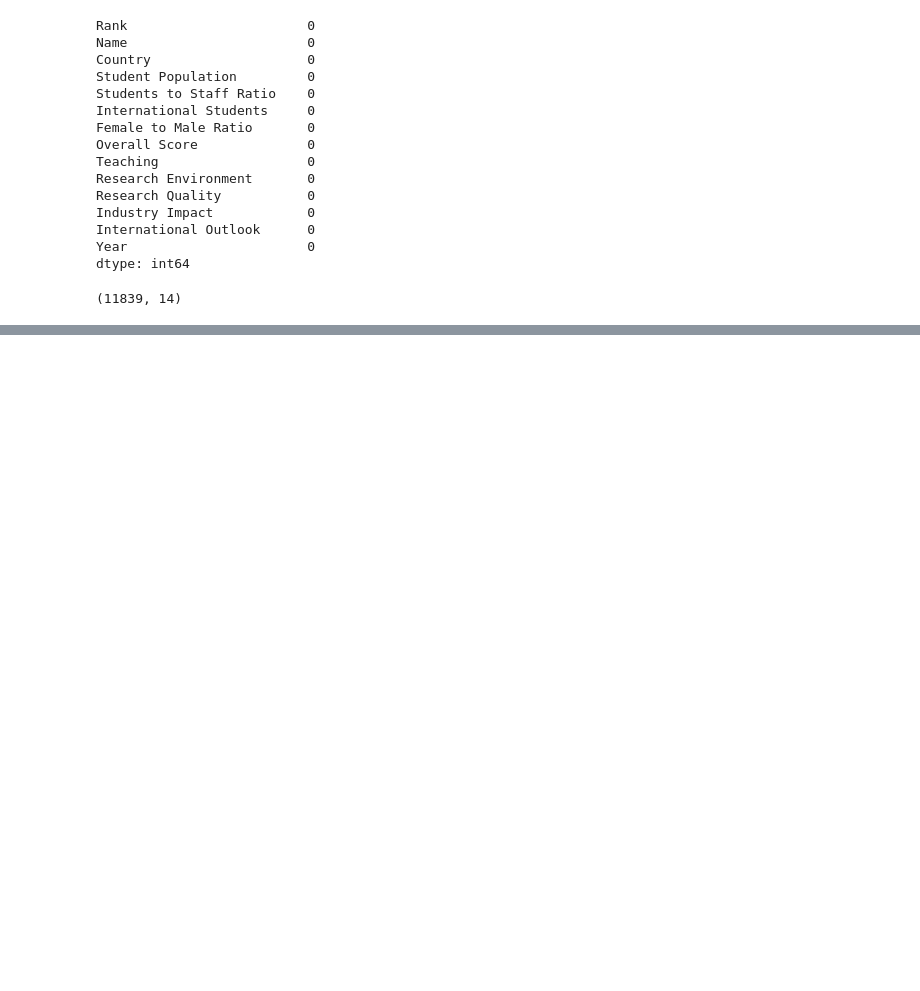
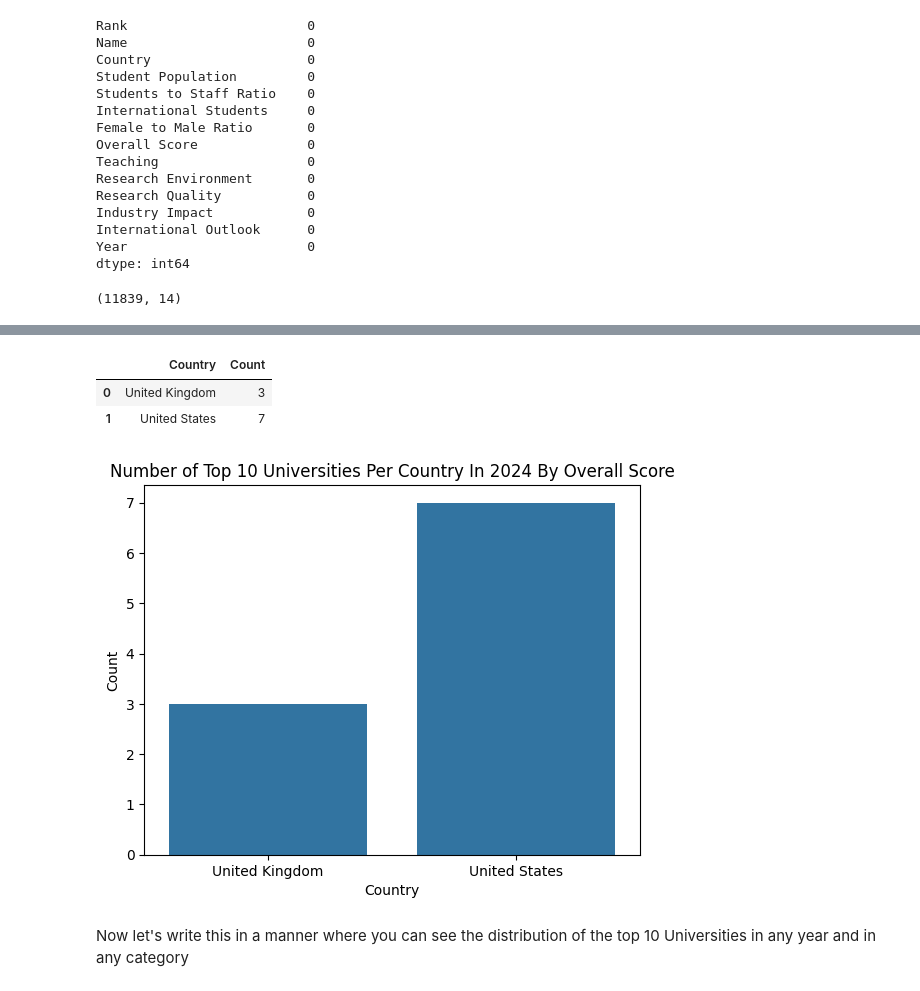
Before and after one commit to Qamil-Mirza/My-Data-Projects, a Jupyter notebook: World-Universities-EDA/main.ipynb, the cells around one changed output, grey strips where cells are left out. Cells and saved outputs as stored; diff of their text form; code cells hidden in the pictures; blank space fills up the shorter version.

Commit message:
Added function to sort top 10 uni by any year and category

```diff
--- a/World-Universities-EDA/main.ipynb
+++ b/World-Universities-EDA/main.ipynb
@@ -128,0 +220,6 @@ world_uni_df.shape
+# %%
+# Convert the column to numeric, handling non-numeric values
+world_uni_df['Male Population Percentage'] = pd.to_numeric(world_uni_df['Male Population Percentage'], errors='coerce').astype('Int64')
+
+# Display the result
+print(world_uni_df['Male Population Percentage'])
@@ -128,0 +239,4 @@ world_uni_df.shape
+# %%
+# Finally we drop the Female to Male Ratio column
+world_uni_df.drop('Female to Male Ratio', inplace=True, axis=1)
+world_uni_df.head(10)
@@ -128,0 +269,6 @@ world_uni_df.shape
+# %%
+# Filter for top 10 in 2024
+uni_2024 = world_uni_df[world_uni_df['Year'] == 2024]
+top_10_uni = uni_2024.sort_values('Overall Score', ascending=False)
+top_10_uni = top_10_uni[:10]
+top_10_uni
@@ -128,0 +287,17 @@ world_uni_df.shape
+# %%
+# Group by country
+top_10_uni_by_country = top_10_uni.groupby('Country').size().reset_index(name='Count')
+
+top_10_uni_by_country
+# %% [output]
+|  | Country | Count |
+| 0 | United Kingdom | 3 |
+| 1 | United States | 7 |
+# %%
+sns.barplot(top_10_uni_by_country, x='Country', y='Count')
+plt.title('Number of Top 10 Universities Per Country In 2024 By Overall Score')
+plt.show()
+# %% [output]
+[figure, added]
+# %% [markdown]
+Now let's write this in a manner where you can see the distribution of the top 10 Universities in any year and in any category
```
Also changed, not shown: parts of 20 cells of this notebook.
